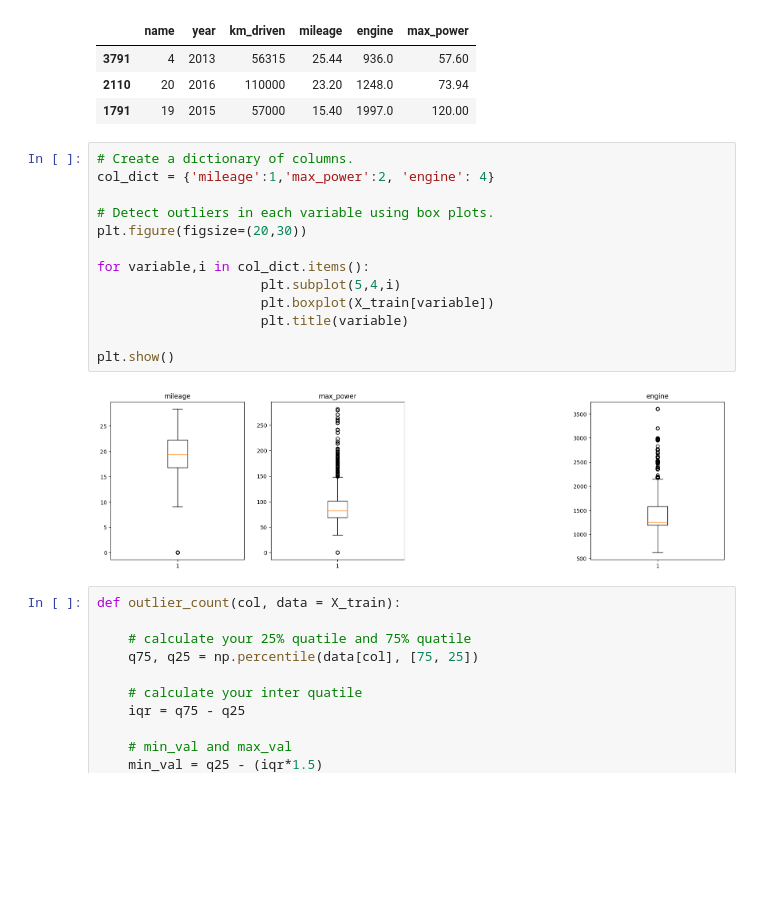
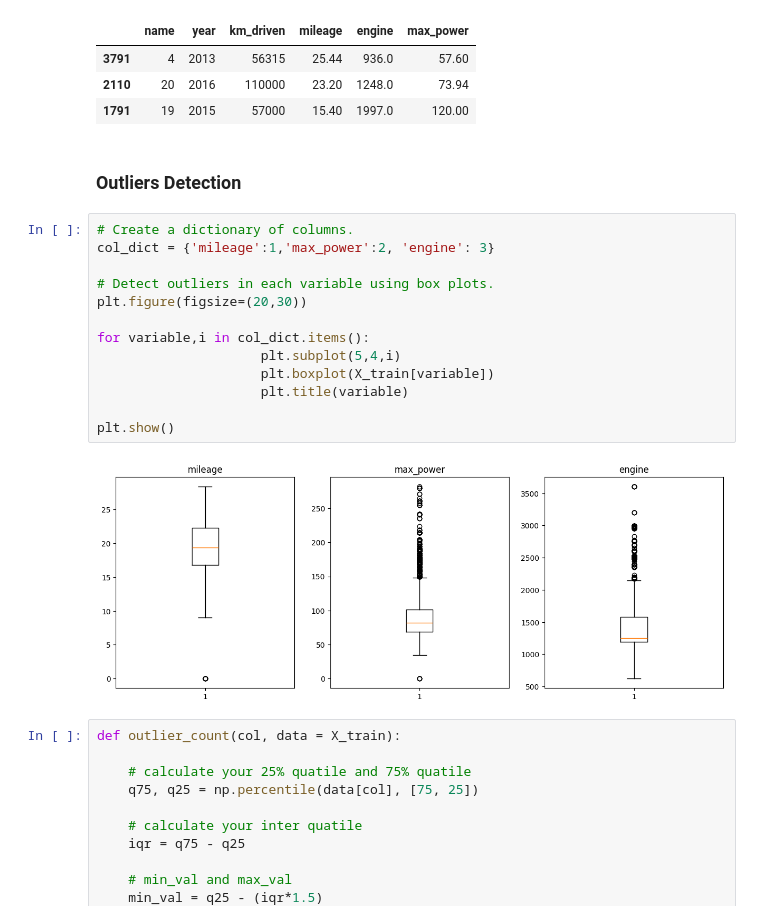
Before and after one commit to puskr99/car-price-prediction-ML, a Jupyter notebook: code/car-price-prediction.ipynb, the cells around one changed output. Drawn from its saved outputs; the diff is of its cells as text; blank space fills up the shorter version.

Commit message:
outlier fn

```diff
--- a/code/car-price-prediction.ipynb
+++ b/code/car-price-prediction.ipynb
@@ -445,21 +445,23 @@ X_train.head(3)
 | 3791 | 4 | 2013 | 56315 | 25.44 | 936.0 | 57.60 |
 | 2110 | 20 | 2016 | 110000 | 23.20 | 1248.0 | 73.94 |
 | 1791 | 19 | 2015 | 57000 | 15.40 | 1997.0 | 120.00 |
+# %% [markdown]
+### Outliers Detection
 # %%
 # Create a dictionary of columns.
-col_dict = {'mileage':1,'max_power':2, 'engine': 4}
+col_dict = {'mileage':1,'max_power':2, 'engine': 3}
 
 # Detect outliers in each variable using box plots.
 plt.figure(figsize=(20,30))
 
 for variable,i in col_dict.items():
                      plt.subplot(5,4,i)
                      plt.boxplot(X_train[variable])
                      plt.title(variable)
 
 plt.show()
 # %% [output]
-[figure, old version]
+[figure, new version]
 # %%
 def outlier_count(col, data = X_train):
 
```
Also changed, not shown: parts of 3 cells of this notebook, 1 other file.
